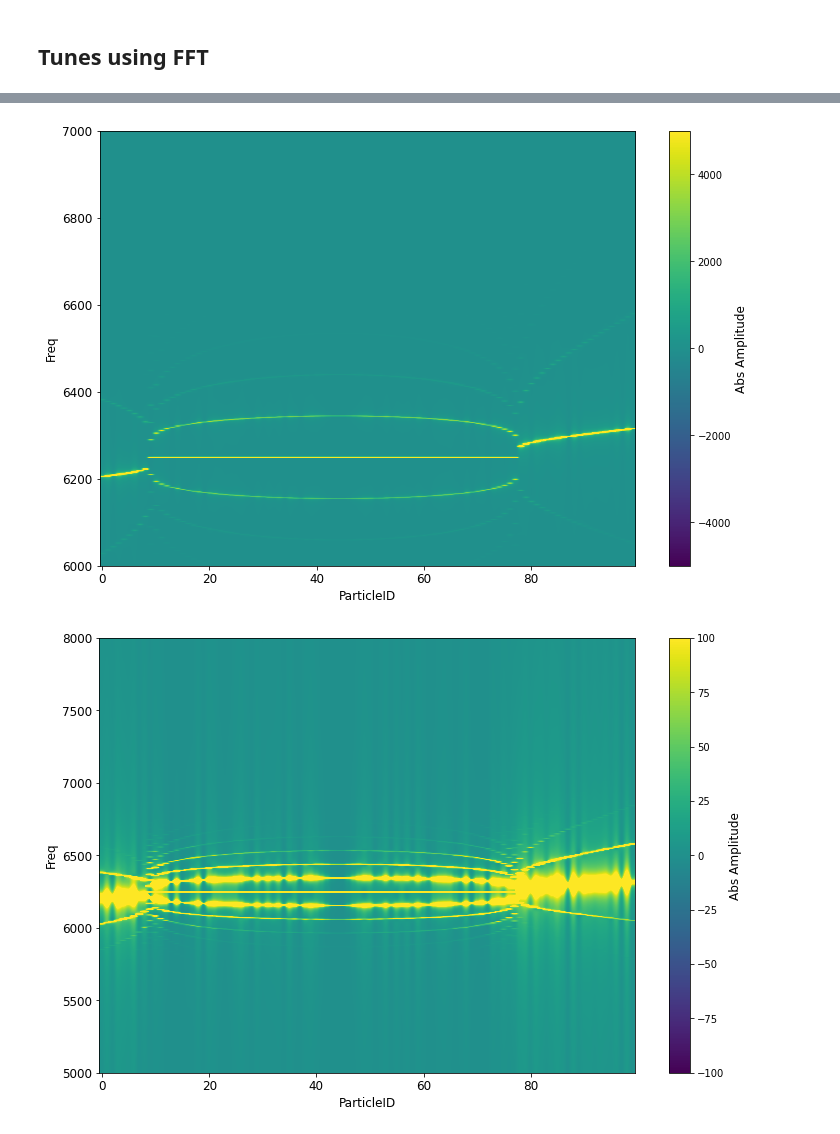
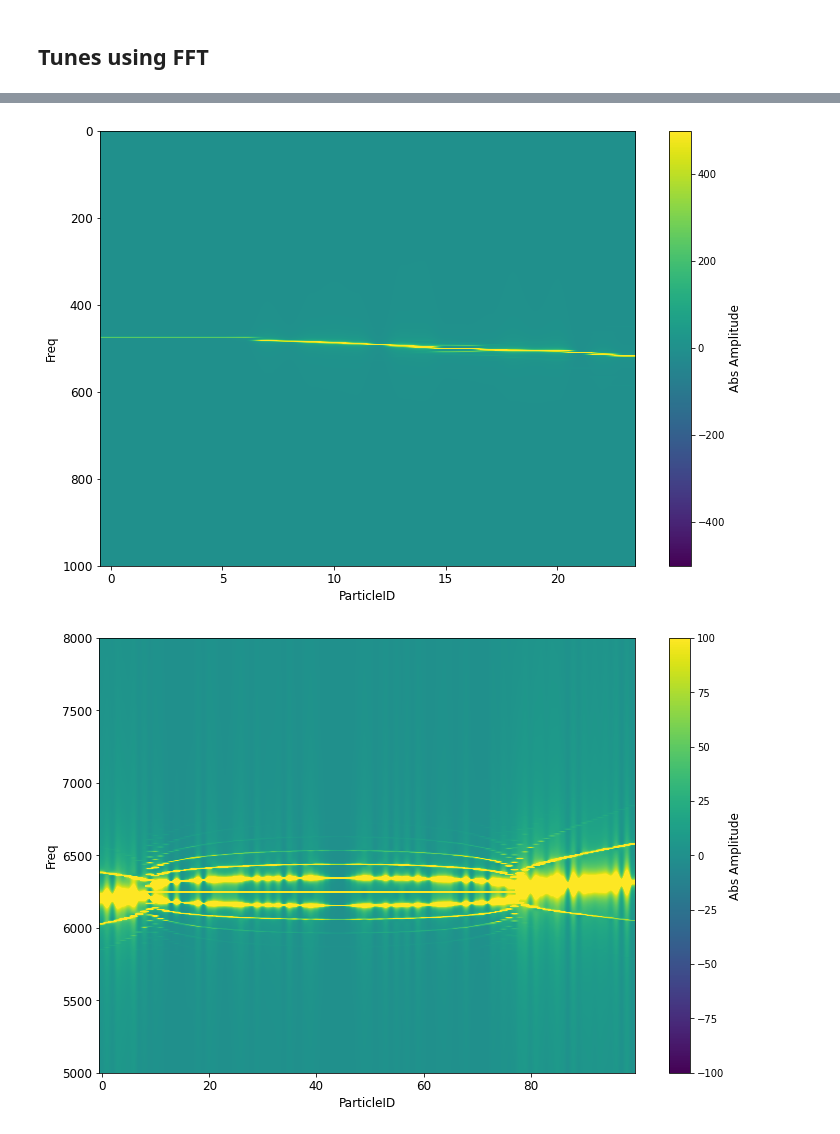
Before and after one commit to tomerten/PyElegant, a Jupyter notebook: notebooks/Example_004_FFT_islands.ipynb, the cells around one changed output, grey strips where cells are left out. Drawn from its saved outputs; the diff is of its cells as text; code cells hidden in the pictures.

```diff
--- a/notebooks/Example_004_FFT_islands.ipynb
+++ b/notebooks/Example_004_FFT_islands.ipynb
@@ -201,7 +208,8 @@ sddsp = SDDS(sif,"temp-001.w1",0)
 
 # read data in dataframe
 pdata = sddsp.readParticleData()
-pdata = pdata.compute() # large file -> dask lazy dataframe laod it with compute - careful with memory!!!
+# pdata = pdata.compute() # large file -> dask lazy dataframe laod it with compute - careful with memory!!!
+pdata
 # %% [output]
 False
 temp-001.w1
@@ -287,22 +343,22 @@ cb.set_label("particleID",fontsize=12)
 # %%
 x = pdata.x.values.copy()
-x = x.reshape(25000, 100)
+x = x.reshape(2000, 24)
 norm = plt.cm.colors.Normalize(vmax=x.max(), vmin=x.min())
-norm = plt.cm.colors.Normalize(vmax=5000, vmin=-5000)
+norm = plt.cm.colors.Normalize(vmax=500, vmin=-500)
 
 plt.figure(figsize=(12,8))
 # be carefull - this is normalized to actual see a signal
 plt.imshow(abs(np.fft.rfft(x, axis=0)),aspect="auto",norm=norm)
 plt.xlabel("ParticleID",fontsize=12)
 plt.ylabel("Freq",fontsize=12)
 cbar = plt.colorbar()
 cbar.ax.set_ylabel("Abs Amplitude",fontsize=12)
-plt.ylim(6000,7000)
+# plt.ylim(6000,7000)
 plt.xticks(fontsize=12)
 plt.yticks(fontsize=12)
 plt.savefig("FreqWaterFall_zoomed.png")
 # %% [output]
-[figure, old version]
+[figure, new version]
 # %%
 x = pdata.x.values.copy()
 x = x.reshape(25000, 100)
```
Also changed, not shown: parts of 27 cells of this notebook, 18 other files.
